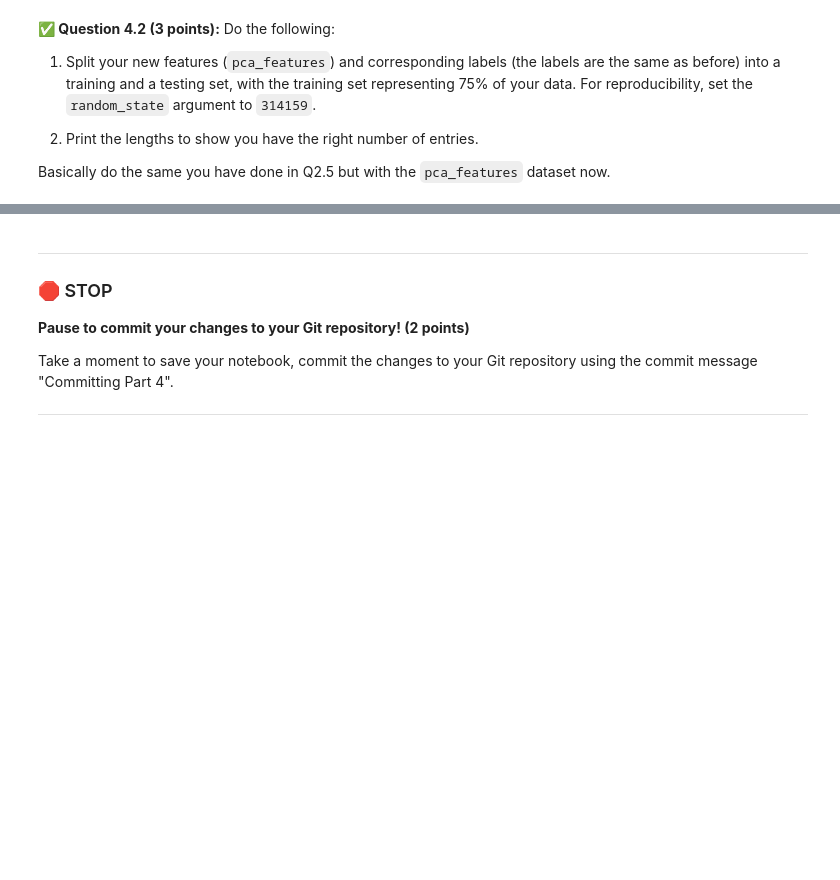
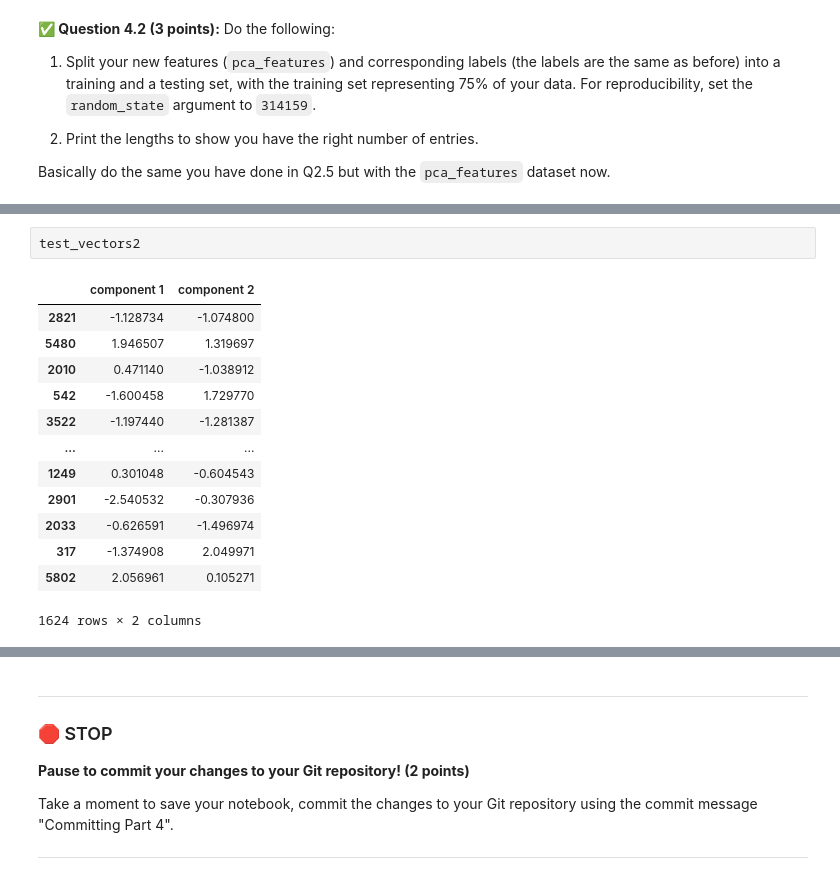
Before and after one commit to arburyri/cmse202-f22-turnin, a Jupyter notebook: final/CMSE202_Final-STUDENT.ipynb, the cells around one changed output, grey strips where cells are left out. Saved outputs shown, nothing was run; the diff lists cells and outputs as text; blank space fills up the shorter version.

```diff
--- a/final/CMSE202_Final-STUDENT.ipynb
+++ b/final/CMSE202_Final-STUDENT.ipynb
@@ -569,0 +526,16 @@ Name: type, Length: 1624, dtype: float64
+# %%
+test_vectors2
+# %% [output]
+|  | component 1 | component 2 |
+| 2821 | -1.128734 | -1.074800 |
+| 5480 | 1.946507 | 1.319697 |
+| 2010 | 0.471140 | -1.038912 |
+| 542 | -1.600458 | 1.729770 |
+| 3522 | -1.197440 | -1.281387 |
+| ... | ... | ... |
+| 1249 | 0.301048 | -0.604543 |
+| 2901 | -2.540532 | -0.307936 |
+| 2033 | -0.626591 | -1.496974 |
+| 317 | -1.374908 | 2.049971 |
+| 5802 | 2.056961 | 0.105271 |
+1624 rows × 2 columns
```
Also changed, not shown: parts of 26 cells of this notebook.
